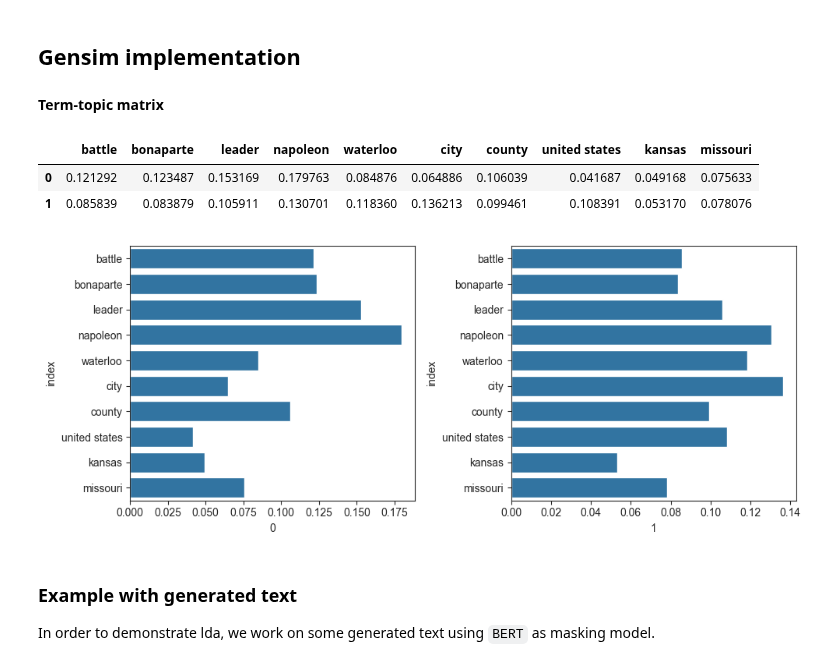
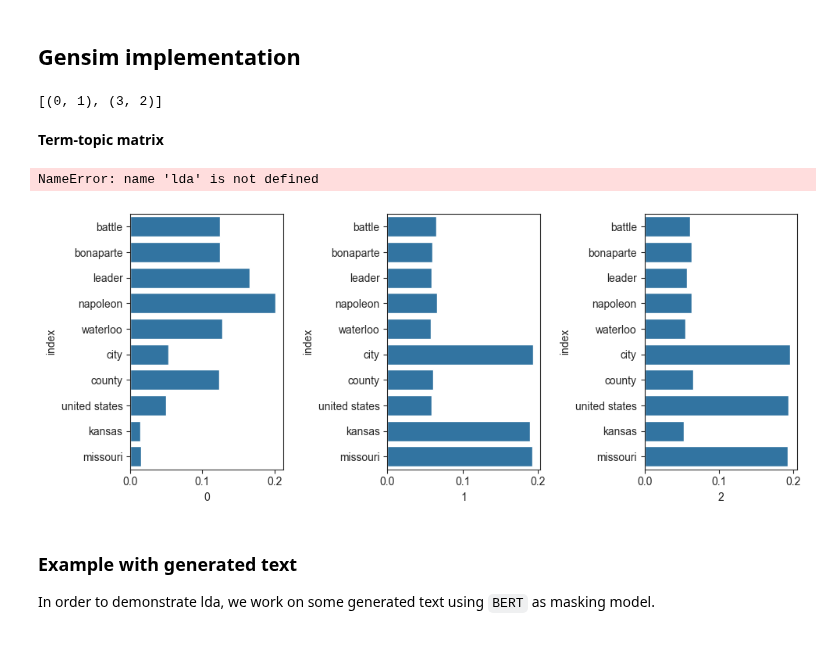
Before and after one commit to afflint/nlp, a Jupyter notebook: nlp/lda.ipynb, the cells around one changed output. Cells and saved outputs as stored; diff of their text form; code cells hidden in the pictures.

```diff
--- a/nlp/lda.ipynb
+++ b/nlp/lda.ipynb
@@ -388,11 +388,26 @@ for experiment in every:
 # %%
 from gensim.corpora.dictionary import Dictionary
 from gensim.models import LdaModel
+# %%
+documents = [
+    ['napoleon', 'bonaparte', 'leader', 'battle'],
+    ['napoleon', 'leader', 'battle', 'napoleon', 'waterloo'],
+    ['leader', 'battle', 'bonaparte', 'waterloo'],
+    ['city', 'united states', 'county'],
+    ['napoleon', 'county'],
+    ['missouri', 'kansas', 'city'],
+    ['missouri', 'united states', 'city'],
+    ['county', 'napoleon', 'leader', 'bonaparte', 'waterloo']
+]
 # %%
 dictionary = Dictionary(documents)
 corpus = [dictionary.doc2bow(text) for text in documents]
+# %%
+dictionary.doc2bow(['napoleon', 'napoleon', 'battle'])
+# %% [output]
+[(0, 1), (3, 2)]
 # %%
-lda = LdaModel(corpus=corpus, num_topics=2)
+lda = LdaModel(corpus=corpus, num_topics=3)
 # %% [markdown]
 **Term-topic matrix**
 # %%
@@ -400,20 +415,20 @@ m = lda.get_topics()
 T = pd.DataFrame(m, columns=[dictionary[x] for x in range(m.shape[1])])
 T
 # %% [output]
-|  | battle | bonaparte | leader | napoleon | waterloo | city | county | united states | kansas | missouri |
-| 0 | 0.121292 | 0.123487 | 0.153169 | 0.179763 | 0.084876 | 0.064886 | 0.106039 | 0.041687 | 0.049168 | 0.075633 |
-| 1 | 0.085839 | 0.083879 | 0.105911 | 0.130701 | 0.118360 | 0.136213 | 0.099461 | 0.108391 | 0.053170 | 0.078076 |
+NameError: name 'lda' is not defined
 # %%
 t_0 = pd.DataFrame(T.loc[0]).reset_index()
 t_1 = pd.DataFrame(T.loc[1]).reset_index()
+t_2 = pd.DataFrame(T.loc[2]).reset_index()
 
 fig, ax = plt.subplots(ncols=T.shape[0], figsize=(10, 4))
 sns.barplot(data=t_0, y='index', x=0, ax=ax[0])
 sns.barplot(data=t_1, y='index', x=1, ax=ax[1])
+sns.barplot(data=t_2, y='index', x=2, ax=ax[2])
 plt.tight_layout()
 plt.show()
 # %% [output]
-[figure, old version]
+[figure, new version]
 # %% [markdown]
 ### Example with generated text
 
```
Also changed, not shown: parts of 22 cells of this notebook, 6 other files.
